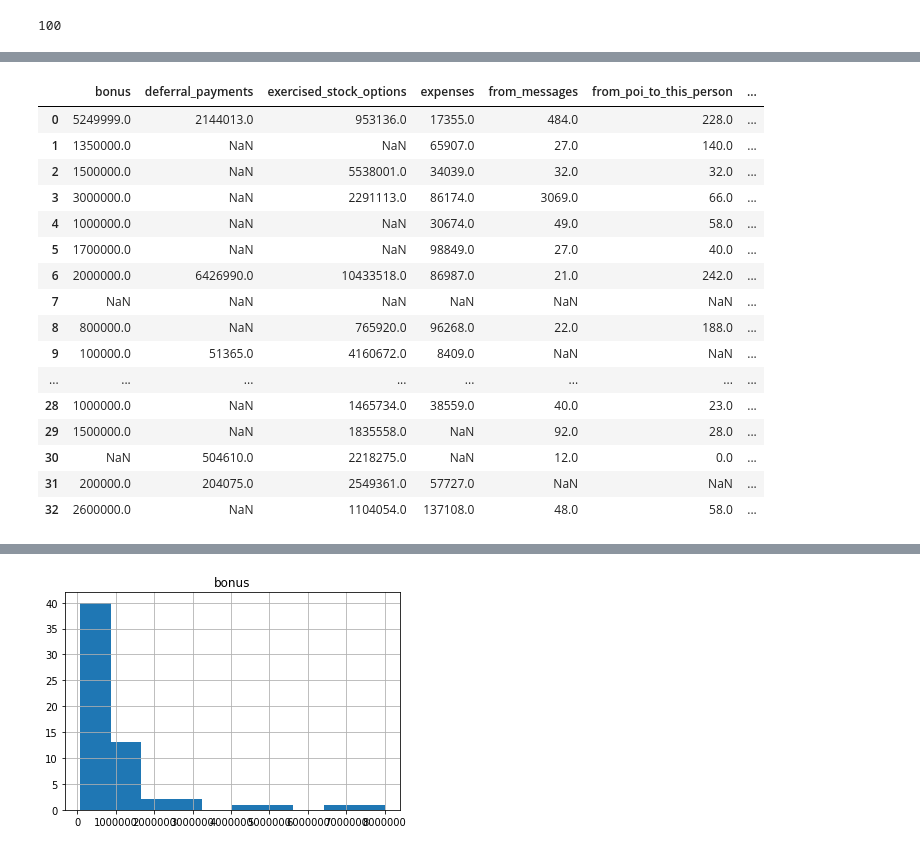
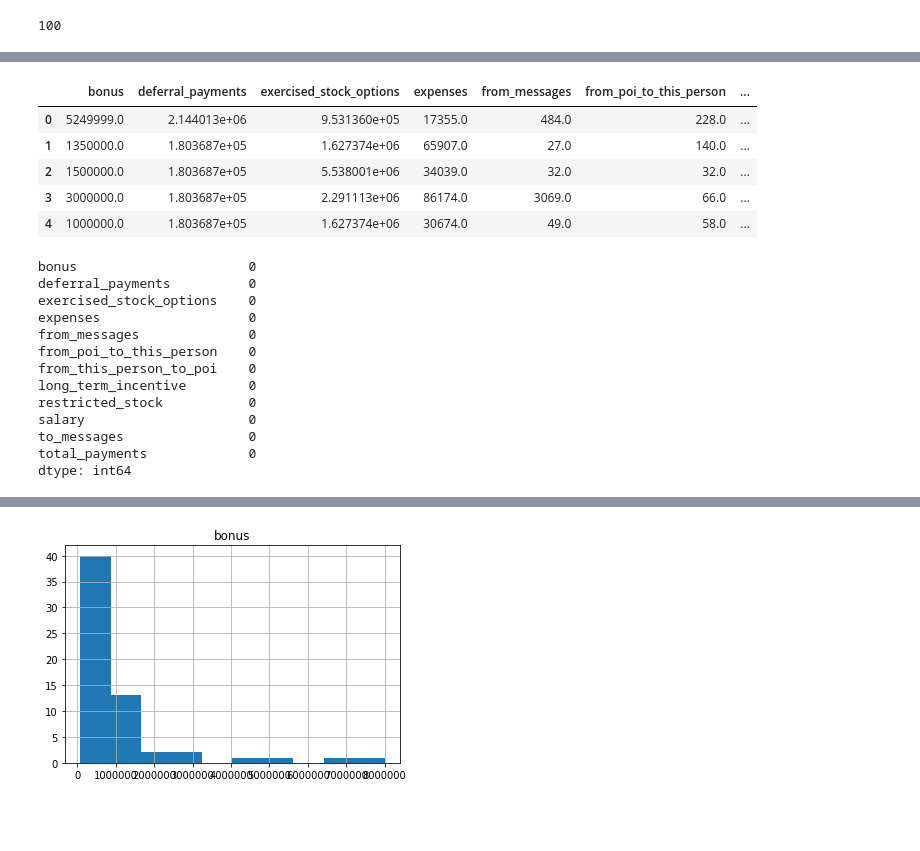
Before and after one commit to mmmiachennn/cupoy_learn, a Jupyter notebook: 期中考.ipynb, the cells around one changed output, grey strips where cells are left out. Saved outputs shown, nothing was run; the diff lists cells and outputs as text; code cells hidden in the pictures; blank space fills up the shorter version.

Commit message:
upload hw16 and others update

```diff
--- a/期中考.ipynb
+++ b/期中考.ipynb
@@ -189,0 +190,4 @@ test_df.head()
+# %%
+test_df = test_df.drop(columns=['name','deferred_income','director_fees','email_address','loan_advances','other',
+                      'restricted_stock_deferred','shared_receipt_with_poi','total_stock_value'])
+test_df.head()
@@ -190,33 +201,36 @@ test_df.head()
 # %%
-test_df = rest_df.drop(columns=['name','deferred_income','director_fees','email_address','loan_advances','other',
-                      'restricted_stock_deferred','shared_receipt_with_poi','total_stock_value'])
-values = {'bonus': new_x[['bonus']].median(), 'deferral_payments': new_x[['deferral_payments']].median(),
-         'exercised_stock_options': new_x[['exercised_stock_options']].median(), 'expenses': new_x[['expenses']].median(),
-         'from_messages': new_x[['from_messages']].median(), 'from_poi_to_this_person': new_x[['from_poi_to_this_person']].median(),
-         'from_this_person_to_poi': new_x[['from_this_person_to_poi']].median(), 'long_term_incentive': new_x[['long_term_incentive']].median(),
-         'restricted_stock': new_x[['restricted_stock']].median(), 'salary': new_x[['salary']].median(),
-         'tp_messages': new_x[['to_messages']].median(), 'total_payments': new_x[['total_payments']].median()}
+values = {'bonus': new_x[['bonus']].median()[0], 'deferral_payments': new_x[['deferral_payments']].median()[0],
+         'exercised_stock_options': new_x[['exercised_stock_options']].median()[0], 'expenses': new_x[['expenses']].median()[0],
+         'from_messages': new_x[['from_messages']].median()[0], 'from_poi_to_this_person': new_x[['from_poi_to_this_person']].median()[0],
+         'from_this_person_to_poi': new_x[['from_this_person_to_poi']].median()[0], 'long_term_incentive': new_x[['long_term_incentive']].median()[0],
+         'restricted_stock': new_x[['restricted_stock']].median()[0], 'salary': new_x[['salary']].median()[0],
+         'to_messages': new_x[['to_messages']].median()[0], 'total_payments': new_x[['total_payments']].median()[0]}
+
 test_df = test_df.fillna(value=values)
+test_df.head()
+# %% [output]
+|  | bonus | deferral_payments | exercised_stock_options | expenses | from_messages | from_poi_to_this_person | ... |
+| 0 | 5249999.0 | 2.144013e+06 | 9.531360e+05 | 17355.0 | 484.0 | 228.0 | ... |
+| 1 | 1350000.0 | 1.803687e+05 | 1.627374e+06 | 65907.0 | 27.0 | 140.0 | ... |
+| 2 | 1500000.0 | 1.803687e+05 | 5.538001e+06 | 34039.0 | 32.0 | 32.0 | ... |
+| 3 | 3000000.0 | 1.803687e+05 | 2.291113e+06 | 86174.0 | 3069.0 | 66.0 | ... |
+| 4 | 1000000.0 | 1.803687e+05 | 1.627374e+06 | 30674.0 | 49.0 | 58.0 | ... |
 # %%
-test_df
+test_df.isna().sum()
 # %% [output]
-|  | bonus | deferral_payments | exercised_stock_options | expenses | from_messages | from_poi_to_this_person | ... |
-| 0 | 5249999.0 | 2144013.0 | 953136.0 | 17355.0 | 484.0 | 228.0 | ... |
-| 1 | 1350000.0 | NaN | NaN | 65907.0 | 27.0 | 140.0 | ... |
-| 2 | 1500000.0 | NaN | 5538001.0 | 34039.0 | 32.0 | 32.0 | ... |
-| 3 | 3000000.0 | NaN | 2291113.0 | 86174.0 | 3069.0 | 66.0 | ... |
-| 4 | 1000000.0 | NaN | NaN | 30674.0 | 49.0 | 58.0 | ... |
-| 5 | 1700000.0 | NaN | NaN | 98849.0 | 27.0 | 40.0 | ... |
-| 6 | 2000000.0 | 6426990.0 | 10433518.0 | 86987.0 | 21.0 | 242.0 | ... |
-| 7 | NaN | NaN | NaN | NaN | NaN | NaN | ... |
-| 8 | 800000.0 | NaN | 765920.0 | 96268.0 | 22.0 | 188.0 | ... |
-| 9 | 100000.0 | 51365.0 | 4160672.0 | 8409.0 | NaN | NaN | ... |
-| ... | ... | ... | ... | ... | ... | ... | ... |
-| 28 | 1000000.0 | NaN | 1465734.0 | 38559.0 | 40.0 | 23.0 | ... |
-| 29 | 1500000.0 | NaN | 1835558.0 | NaN | 92.0 | 28.0 | ... |
-| 30 | NaN | 504610.0 | 2218275.0 | NaN | 12.0 | 0.0 | ... |
-| 31 | 200000.0 | 204075.0 | 2549361.0 | 57727.0 | NaN | NaN | ... |
-| 32 | 2600000.0 | NaN | 1104054.0 | 137108.0 | 48.0 | 58.0 | ... |
+bonus                      0
+deferral_payments          0
+exercised_stock_options    0
+expenses                   0
+from_messages              0
+from_poi_to_this_person    0
+from_this_person_to_poi    0
+long_term_incentive        0
+restricted_stock           0
+salary                     0
+to_messages                0
+total_payments             0
+dtype: int64
 # %%
 test_x = sds.transform(test_df)
 
```
Also changed, not shown: parts of 8 cells of this notebook, 3 other files.
